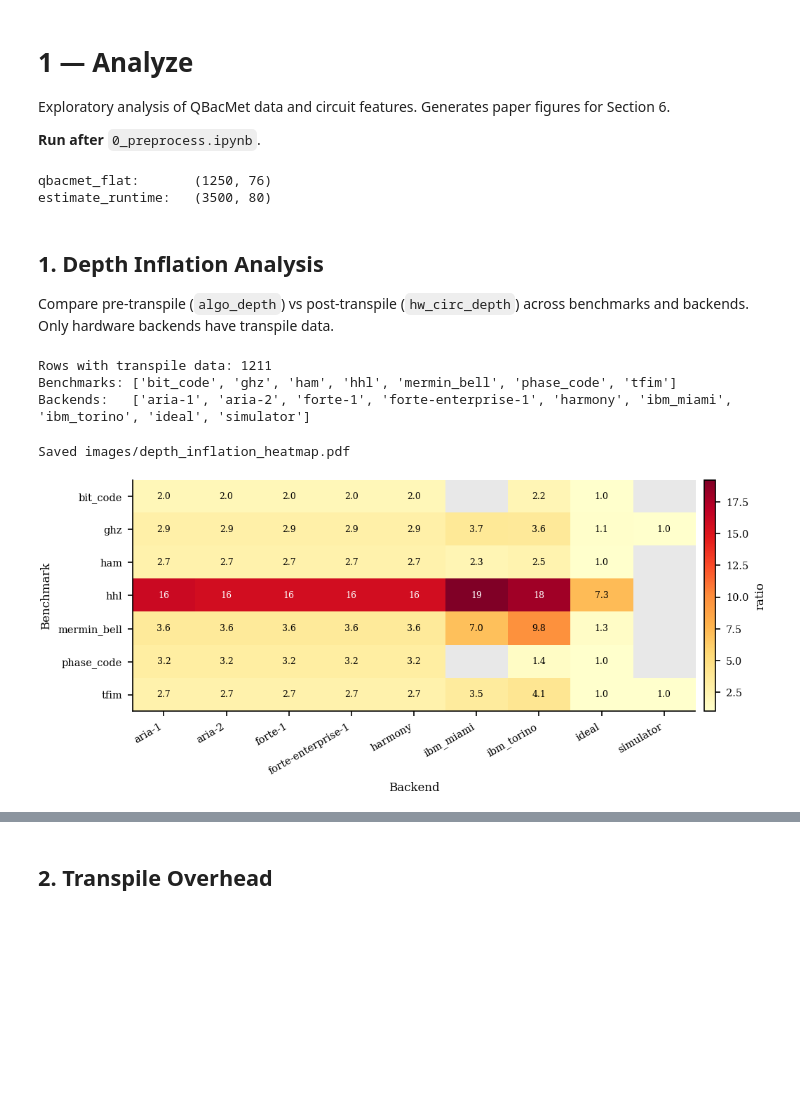
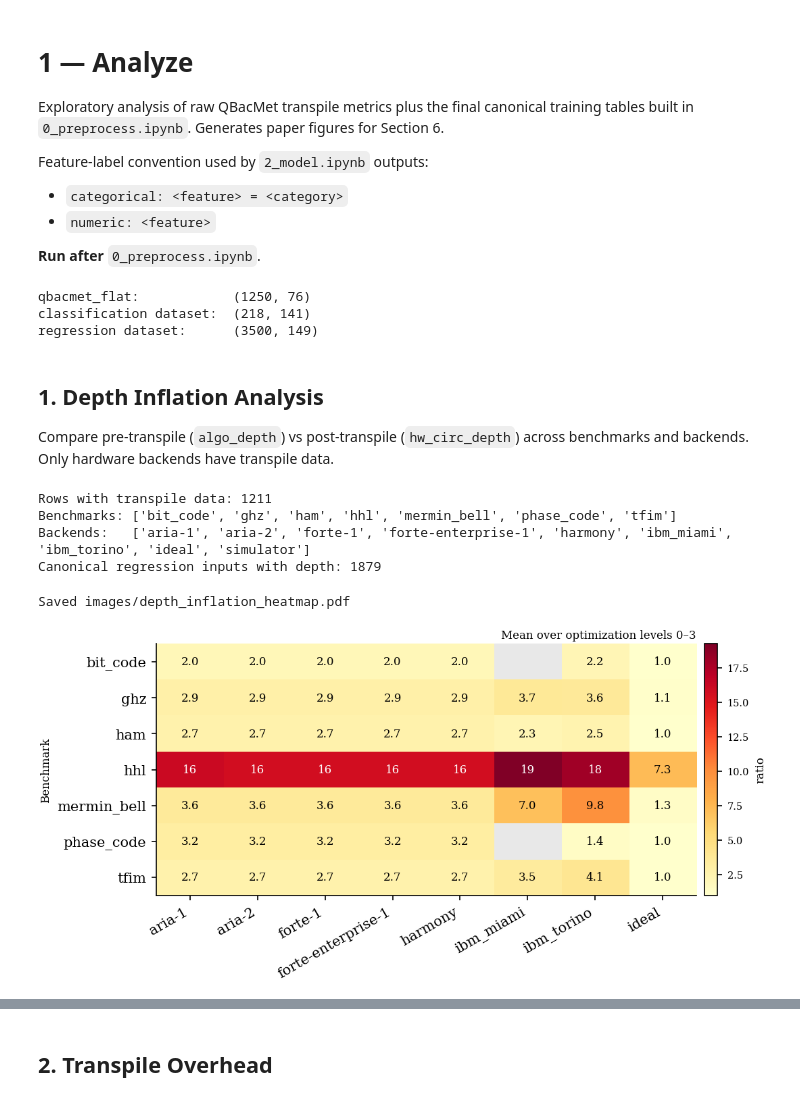
Before and after one commit to srikarchundury/MQBac, a Jupyter notebook: 1_analyze.ipynb, the cells around one changed output, grey strips where cells are left out. Saved outputs shown, nothing was run; the diff lists cells and outputs as text; code cells hidden in the pictures; blank space fills up the shorter version.

Commit message:
new images

```diff
--- a/1_analyze.ipynb
+++ b/1_analyze.ipynb
@@ -1,18 +1,24 @@
 # %% [markdown]
 # 1 — Analyze
 
-Exploratory analysis of QBacMet data and circuit features. Generates paper figures for Section 6.
+Exploratory analysis of raw QBacMet transpile metrics plus the final canonical training tables built in `0_preprocess.ipynb`. Generates paper figures for Section 6.
+
+Feature-label convention used by `2_model.ipynb` outputs:
+- `categorical: <feature> = <category>`
+- `numeric: <feature>`
 
 **Run after** `0_preprocess.ipynb`.
 # %%
+import json
+from pathlib import Path
 import numpy as np
 import pandas as pd
-import matplotlib
 import matplotlib.pyplot as plt
-from pathlib import Path
+import seaborn as sns
 
-# IEEE-paper PDF quality (same as 2_model.ipynb).
-matplotlib.rcParams.update({
+# IEEE-paper PDF quality: vector PDF with embedded TrueType fonts, serif,
+# single-column = 3.5 in, double-column = 7.16 in.
+plt.rcParams.update({
     "pdf.fonttype": 42,
     "ps.fonttype": 42,
     "font.family": "serif",
@@ -35,77 +41,85 @@ COL1_W = 3.5    # IEEE single-column width (in)
 COL2_W = 7.16   # IEEE double-column width (in)
 
 BASE = Path("/lustre/orion/gen008/proj-shared/qhpc/srikar/qfw_related")
-# Save figures locally to MQBac/images/. Copy whichever you want into the
-# paper at meta_backend_paper/meta_backend_qfw/images/ manually.
 IMG = Path("images")
 IMG.mkdir(parents=True, exist_ok=True)
 
-# Load data
-qf = pd.read_csv("final_data/qbacmet_flat.csv")
-rt = pd.read_csv("final_data/estimate_runtime_df.csv")
-print(f"qbacmet_flat:       {qf.shape}")
-print(f"estimate_runtime:   {rt.shape}")
+# Raw QBacMet rows are still the correct source for transpile/depth analysis.
+qflat = pd.read_csv("final_data/qbacmet_flat.csv")
+
+# Final training tables are the canonical inputs used by modeling.
+qf = pd.read_csv("final_data/use_this_for_classification.csv")
+rt = pd.read_csv("final_data/use_this_for_regression.csv")
+print(f"qbacmet_flat:            {qflat.shape}")
+print(f"classification dataset:  {qf.shape}")
+print(f"regression dataset:      {rt.shape}")
 # %% [output]
-qbacmet_flat:       (1250, 76)
-estimate_runtime:   (3500, 80)
+qbacmet_flat:            (1250, 76)
+classification dataset:  (218, 141)
+regression dataset:      (3500, 149)
 # %% [markdown]
 ## 1. Depth Inflation Analysis
 
 Compare pre-transpile (`algo_depth`) vs post-transpile (`hw_circ_depth`) across benchmarks and backends. Only hardware backends have transpile data.
 # %%
 # Keep rows that have both algo and hw depth (hardware backends)
-hw = qf.dropna(subset=["algo_depth", "hw_circ_depth"]).copy()
+hw = qflat.dropna(subset=["algo_depth", "hw_circ_depth"]).copy()
 hw["depth_ratio"] = hw["hw_circ_depth"] / hw["algo_depth"]
 hw["twoq_ratio"]  = hw["hw_circ_num_2q_gates"] / hw["algo_num_2q_gates"].replace(0, np.nan)
 print(f"Rows with transpile data: {len(hw)}")
 print(f"Benchmarks: {sorted(hw['arg_benchmark_name'].unique())}")
 print(f"Backends:   {sorted(hw['arg_sub_backend'].unique())}")
+print(f"Canonical regression inputs with depth: {rt['depth'].notna().sum()}")
 # %% [output]
 Rows with transpile data: 1211
 Benchmarks: ['bit_code', 'ghz', 'ham', 'hhl', 'mermin_bell', 'phase_code', 'tfim']
 Backends:   ['aria-1', 'aria-2', 'forte-1', 'forte-enterprise-1', 'harmony', 'ibm_miami', 'ibm_torino', 'ideal', 'simulator']
+Canonical regression inputs with depth: 1879
 # %%
 # Depth-inflation heatmap (benchmark x backend) — paper side-figure.
 pivot = hw.pivot_table(
     index="arg_benchmark_name", columns="arg_sub_backend",
     values="depth_ratio", aggfunc="mean"
 )
+
+# Remove simulator backends from plotted columns/ticks.
+pivot = pivot.loc[:, [c for c in pivot.columns if "simulator" not in str(c).lower()]]
 
 # Mask NaN cells so they render distinctly (light gray) rather than blank.
 data = pivot.values
 masked = np.ma.masked_invalid(data)
 cmap = plt.get_cmap("YlOrRd").copy()
 cmap.set_bad(color="#e8e8e8")
 
 # Double-column width: more breathing room for cell text and tick labels.
 fig, ax = plt.subplots(figsize=(COL2_W, COL2_W * 0.45))
 vmin = float(np.nanmin(data))
 vmax = float(np.nanmax(data))
 im = ax.imshow(masked, cmap=cmap, aspect="auto", vmin=vmin, vmax=vmax)
 
 ax.set_xticks(range(pivot.shape[1]))
-ax.set_xticklabels(pivot.columns, rotation=30, ha="right", fontsize=7)
+ax.set_xticklabels(pivot.columns, rotation=30, ha="right", fontsize=10)
 ax.set_yticks(range(pivot.shape[0]))
-ax.set_yticklabels(pivot.index, fontsize=7)
+ax.set_yticklabels(pivot.index, fontsize=10)
 
 # Annotate cells with values; format adapts to magnitude to prevent overlap.
 thresh = vmin + 0.55 * (vmax - vmin)
 for i in range(pivot.shape[0]):
     for j in range(pivot.shape[1]):
         v = data[i, j]
         if np.isnan(v):
             continue
         txt = f"{v:.0f}" if v >= 10 else f"{v:.1f}"
-        ax.text(j, i, txt, ha="center", va="center", fontsize=6,
+        ax.text(j, i, txt, ha="center", va="center", fontsize=8,
                 color="white" if v > thresh else "black")
 
-ax.set_xlabel("Backend")
+ax.set_xlabel("")
 ax.set_ylabel("Benchmark")
+ax.set_title("Mean over optimization levels 0–3", fontsize=8, loc="right", pad=4)
 fig.colorbar(im, ax=ax, fraction=0.025, pad=0.015, label="ratio")
-plt.tight_layout()
+
 fig.savefig(IMG / "depth_inflation_heatmap.pdf")
 print(f"Saved {IMG / 'depth_inflation_heatmap.pdf'}")
-plt.show()
 # %% [output]
 Saved images/depth_inflation_heatmap.pdf
-[figure, old version]
+[figure, new version]
```
Also changed, not shown: parts of 2 cells of this notebook, 19 other files.
